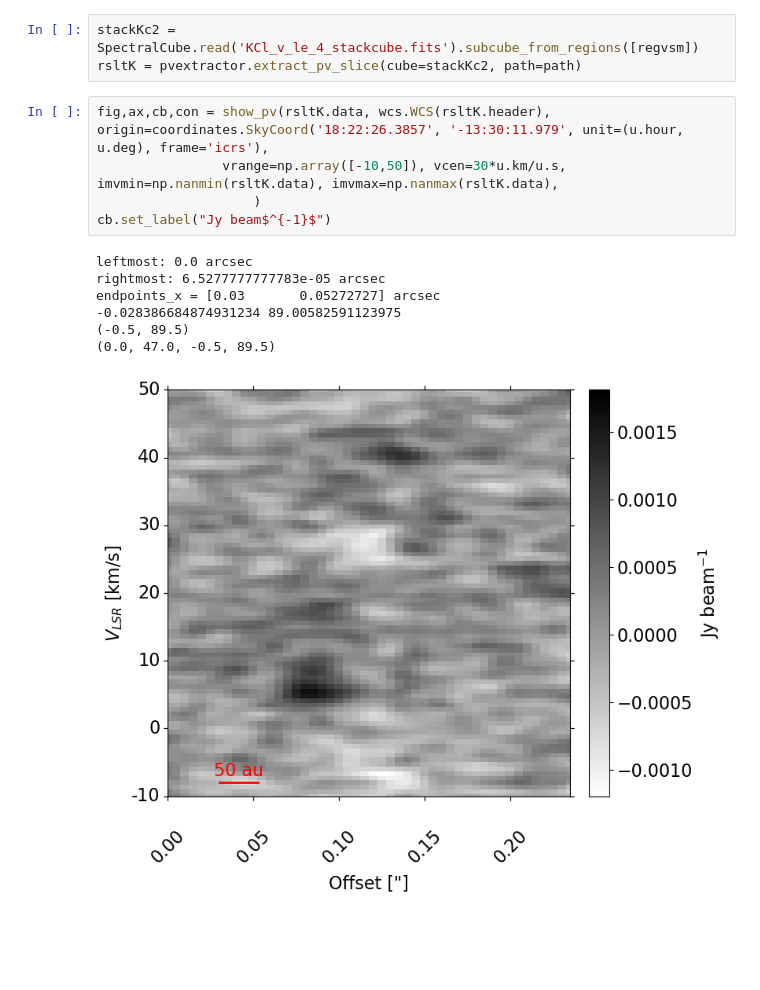
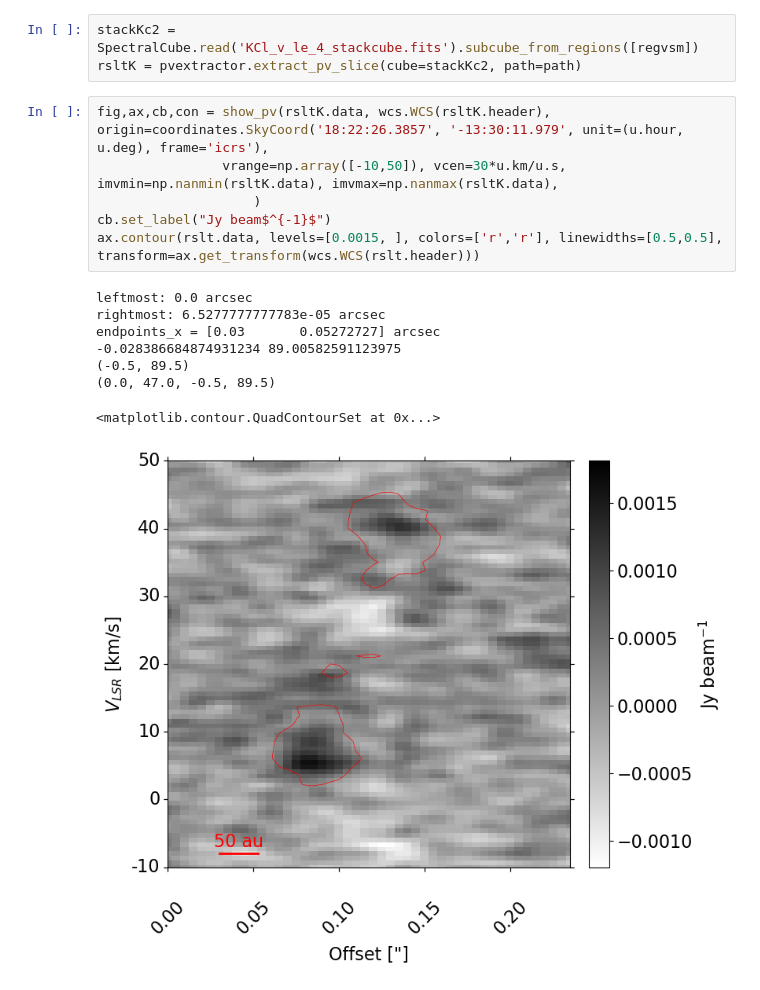
Before and after one commit to keflavich/saltmining, a Jupyter notebook: notebooks/Maud.ipynb, the cells around one changed output. Drawn from its saved outputs; the diff is of its cells as text; blank space fills up the shorter version.

```diff
--- a/notebooks/Maud.ipynb
+++ b/notebooks/Maud.ipynb
@@ -962,13 +962,15 @@ rsltK = pvextractor.extract_pv_slice(cube=stackKc2, path=path)
 # %%
 fig,ax,cb,con = show_pv(rsltK.data, wcs.WCS(rsltK.header), origin=coordinates.SkyCoord('18:22:26.3857', '-13:30:11.979', unit=(u.hour, u.deg), frame='icrs'),
                 vrange=np.array([-10,50]), vcen=30*u.km/u.s, imvmin=np.nanmin(rsltK.data), imvmax=np.nanmax(rsltK.data),
                     )
 cb.set_label("Jy beam$^{-1}$")
+ax.contour(rslt.data, levels=[0.0015, ], colors=['r','r'], linewidths=[0.5,0.5], transform=ax.get_transform(wcs.WCS(rslt.header)))
 # %% [output]
 leftmost: 0.0 arcsec
 rightmost: 6.5277777777783e-05 arcsec
 endpoints_x = [0.03       0.05272727] arcsec
 -0.028386684874931234 89.00582591123975
 (-0.5, 89.5)
 (0.0, 47.0, -0.5, 89.5)
+<matplotlib.contour.QuadContourSet at 0x...>
-[figure, old version]
+[figure, new version]
```
Also changed, not shown: 3 other files.
